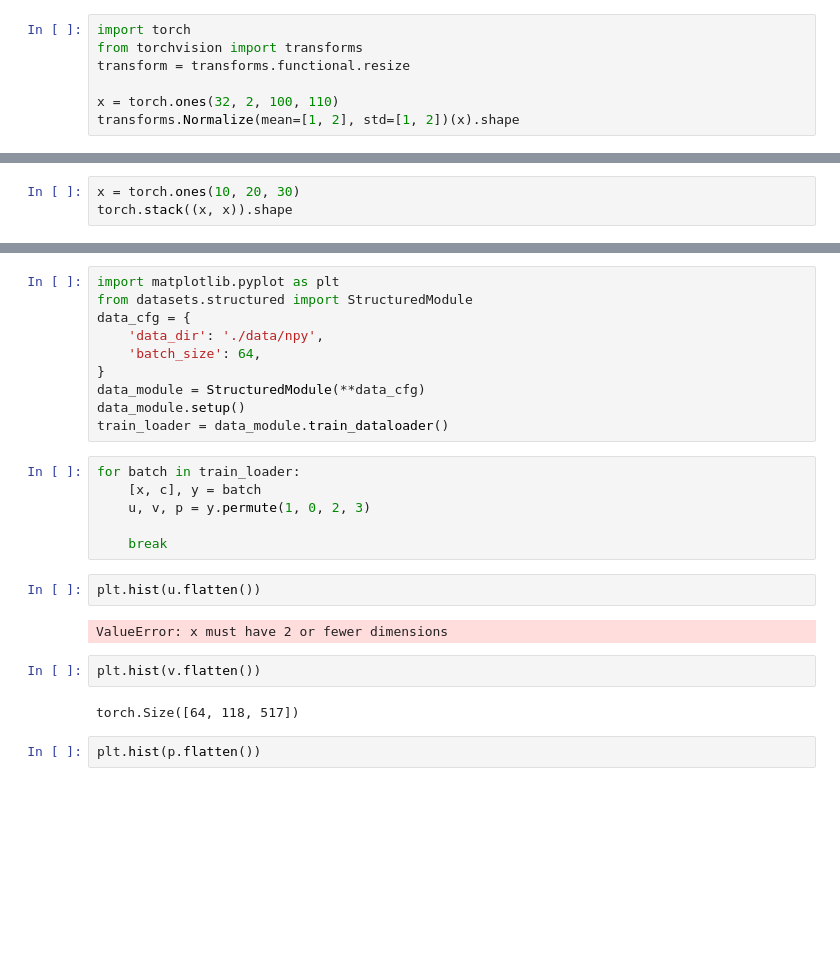
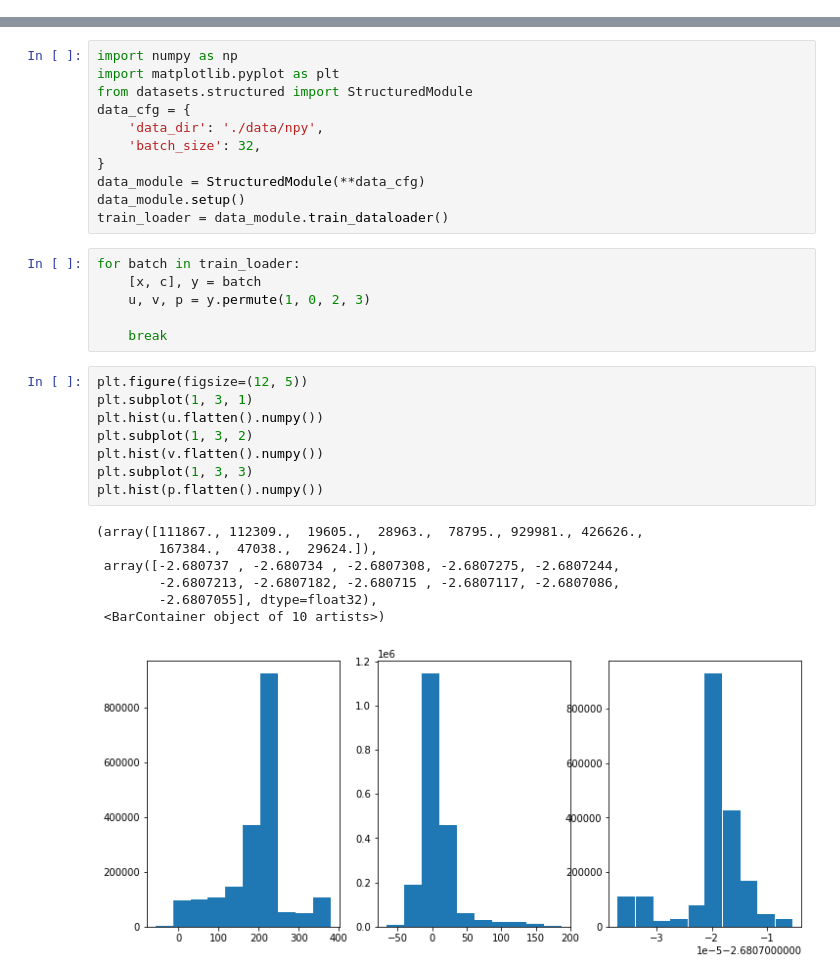
Before and after one commit to btx0424/Field-Prediction, a Jupyter notebook: test.ipynb, the cells around one changed output, grey strips where cells are left out. Saved outputs shown, nothing was run; the diff lists cells and outputs as text; blank space fills up the shorter version.

```diff
--- a/test.ipynb
+++ b/test.ipynb
@@ -1,7 +0,0 @@
-# %%
-import torch
-from torchvision import transforms
-transform = transforms.functional.resize
-
-x = torch.ones(32, 2, 100, 110)
-transforms.Normalize(mean=[1, 2], std=[1, 2])(x).shape
@@ -18,3 +0,0 @@ data = get_data(cfg['data'])
-# %%
-x = torch.ones(10, 20, 30)
-torch.stack((x, x)).shape
@@ -23,9 +1,10 @@ torch.Size([2, 10, 20, 30])
 # %%
+import numpy as np
 import matplotlib.pyplot as plt
 from datasets.structured import StructuredModule
 data_cfg = {
     'data_dir': './data/npy',
-    'batch_size': 64,
+    'batch_size': 32,
 }
 data_module = StructuredModule(**data_cfg)
 data_module.setup()
@@ -36,13 +15,19 @@ for batch in train_loader:
     u, v, p = y.permute(1, 0, 2, 3)
 
     break
-# %%
-plt.hist(u.flatten())
-# %% [output]
-ValueError: x must have 2 or fewer dimensions
-# %%
-plt.hist(v.flatten())
-# %% [output]
-torch.Size([64, 118, 517])
-# %%
-plt.hist(p.flatten())
+# %%
+plt.figure(figsize=(12, 5))
+plt.subplot(1, 3, 1)
+plt.hist(u.flatten().numpy())
+plt.subplot(1, 3, 2)
+plt.hist(v.flatten().numpy())
+plt.subplot(1, 3, 3)
+plt.hist(p.flatten().numpy())
+# %% [output]
+(array([111867., 112309.,  19605.,  28963.,  78795., 929981., 426626.,
+        167384.,  47038.,  29624.]),
+ array([-2.680737 , -2.680734 , -2.6807308, -2.6807275, -2.6807244,
+        -2.6807213, -2.6807182, -2.680715 , -2.6807117, -2.6807086,
+        -2.6807055], dtype=float32),
+ <BarContainer object of 10 artists>)
+[figure, added]
```
Also changed, not shown: parts of 3 cells of this notebook, 2 other files.
